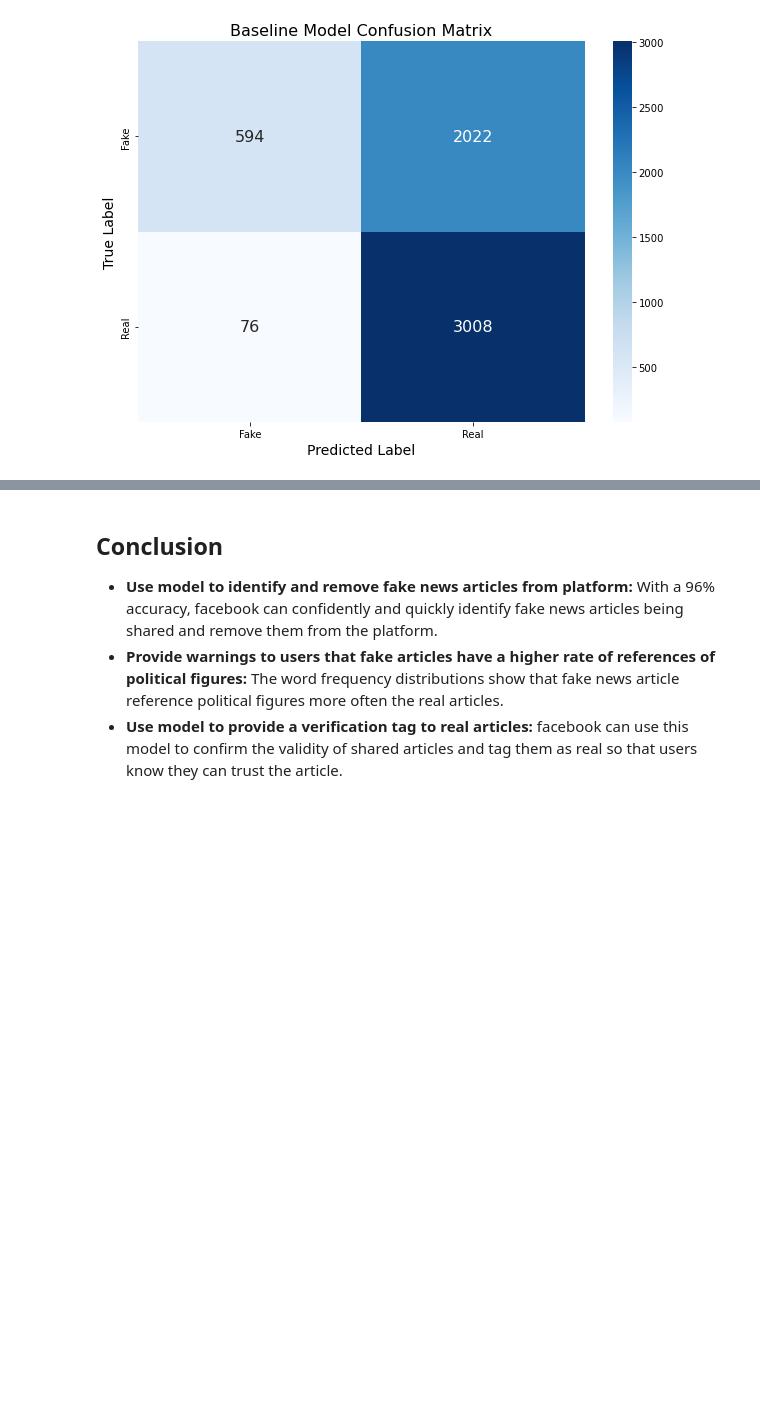
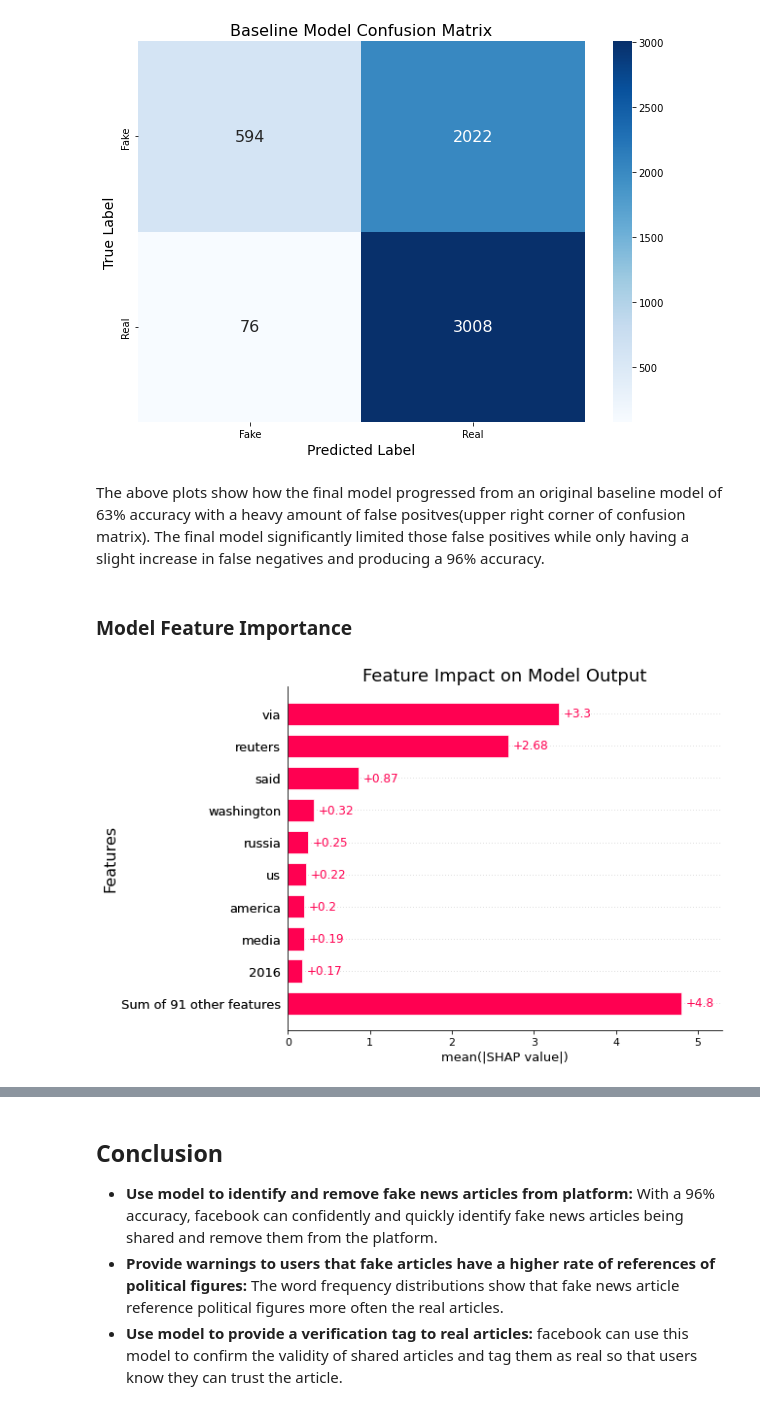
Before and after one commit to bentoler22/Phase_5_Project, a Jupyter notebook: Fake_News_Detection.ipynb, the cells around one changed output, grey strips where cells are left out. Cells and saved outputs as stored; diff of their text form; code cells hidden in the pictures; blank space fills up the shorter version.

Commit message:
model eval

```diff
--- a/Fake_News_Detection.ipynb
+++ b/Fake_News_Detection.ipynb
@@ -742,3 +749,21 @@ ax.set_ylabel('True Label', fontsize=14);
 plt.title('Baseline Model Confusion Matrix', fontsize=16);
 # %% [output]
 [figure]
+# %% [markdown]
+The above plots show how the final model progressed from an original baseline model of 63% accuracy with a heavy amount of false positves(upper right corner of confusion matrix). The final model significantly limited those false positives while only having a slight increase in false negatives and producing a 96% accuracy.
+# %% [markdown]
+### Model Feature Importance
+# %%
+X_train_final = pd.DataFrame.sparse.from_spmatrix(X_train_vectorized_7, columns=count_vec_7.get_feature_names())
+# %%
+# explain the model's feature effects using shap values
+explainer = shap.Explainer(final_model)
+shap_values = explainer(X_train_final)
+# %%
+#plot the average shap values for each feature
+shap.plots.bar(shap_values, max_display=10, show=False)
+plt.title('Feature Impact on Model Output', fontsize=18);
+plt.ylabel('Features', fontsize=16)
+plt.show();
+# %% [output]
+[figure, added]
```
Also changed, not shown: parts of 6 cells of this notebook.
